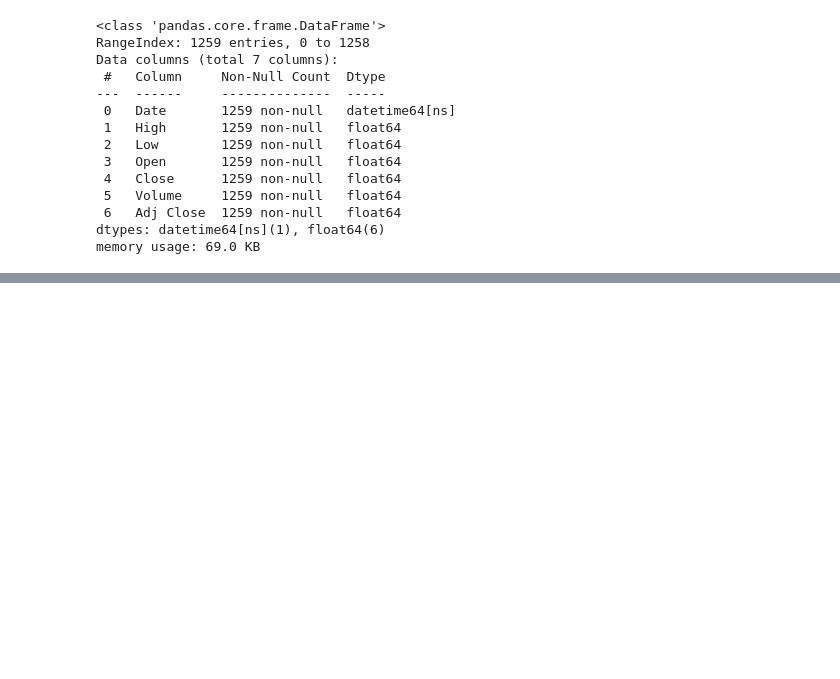
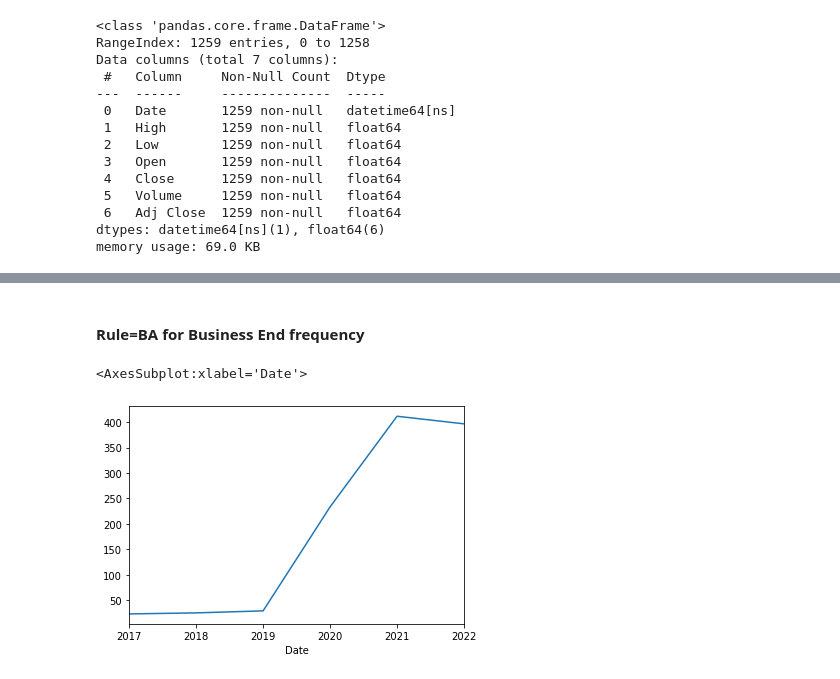
Before and after one commit to sinchan-s/time-series-analysis, a Jupyter notebook: tsa-eda.ipynb, the cells around one changed output, grey strips where cells are left out. Drawn from its saved outputs; the diff is of its cells as text; code cells hidden in the pictures; blank space fills up the shorter version.

```diff
--- a/tsa-eda.ipynb
+++ b/tsa-eda.ipynb
@@ -98,0 +284,7 @@ memory usage: 69.0 KB
+# %% [markdown]
+#### **Rule=BA** for Business End frequency
+# %%
+df_tsla.resample(rule='BA').max()['Open'].plot()
+# %% [output]
+<AxesSubplot:xlabel='Date'>
+[figure, added]
```
Also changed, not shown: parts of 47 cells of this notebook.
